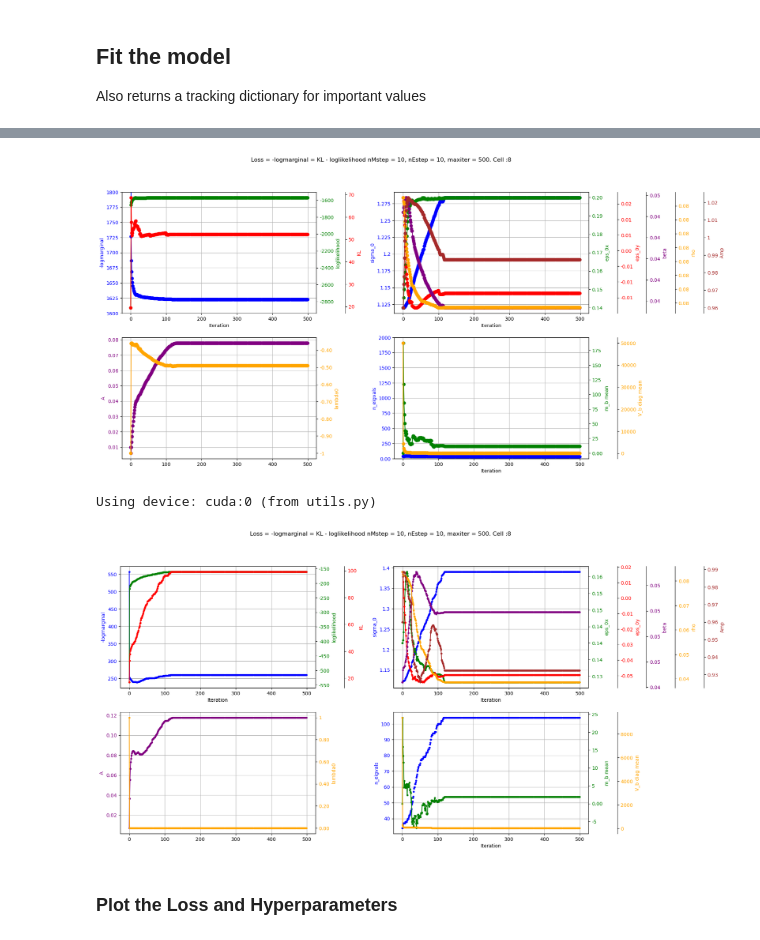
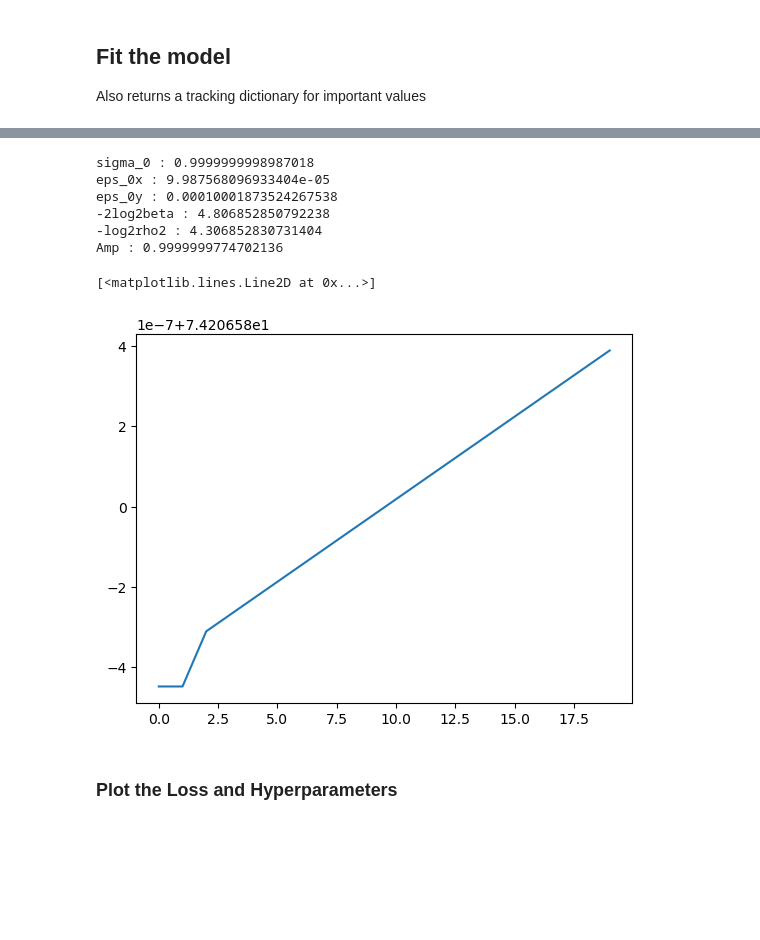
Before and after one commit to retinal-information-processing-lab/gaussian_processes, a Jupyter notebook: Spatial_GP_repo/one_cell_fit.ipynb, the cells around one changed output, grey strips where cells are left out. Cells and saved outputs as stored; diff of their text form; code cells hidden in the pictures; blank space fills up the shorter version.

```diff
--- a/Spatial_GP_repo/one_cell_fit.ipynb
+++ b/Spatial_GP_repo/one_cell_fit.ipynb
@@ -309,22 +271,19 @@ utils.plot_loss_and_theta_notebook(fit_model, figsize=(15,10), xlim=xlim, ylim_l
-# %%
-fit_model = utils.load_model('models/cell8_KL_ntilde:2000_ntot:2000_lrfparams:0.1')
-xlim = None
-# xlim = (90, 110)
-ylim_lambda0 = None
-# ylim_lambda0 = (0, 0.001)
-utils.plot_loss_and_theta_notebook(fit_model, figsize=(15,10), xlim=xlim, ylim_lambda0=ylim_lambda0, marker='o', ylim_logmarg=(1600,1800))
-# %% [output]
-[figure, removed]
-# %%
-fit_model = utils.load_model('models/cell8_Problem_adjusted_iterations_ntilde:300_ntot:300_lrfparams:0.1')
-xlim = None
-# xlim = (-1, 50)
-ylim_lambda0 = None
-# ylim_lambda0 = (0, 0.001)
-utils.plot_loss_and_theta_notebook(fit_model, figsize=(15,10), xlim=xlim, ylim_lambda0=ylim_lambda0, marker='.')#ylim_logmarg=(0, 5000))
-# %% [output]
-Using device: cuda:0 (from utils.py)
-[figure, removed]
+# %%
+fit_model['hyperparams_tuple'][0]
+for key, value in fit_model['values_track']['theta_track'].items():
+    print(f'{key} : {value[-1]}')
+    theta[key] = value[-1]
+
+plt.plot(np.exp(fit_model['values_track']['theta_track']['-log2rho2'].cpu().numpy()))
+# %% [output]
+sigma_0 : 0.9999999998987018
+eps_0x : 9.987568096933404e-05
+eps_0y : 0.00010001873524267538
+-2log2beta : 4.806852850792238
+-log2rho2 : 4.306852830731404
+Amp : 0.9999999774702136
+[<matplotlib.lines.Line2D at 0x...>]
+[figure, added]
 # %% [markdown]
 ### Plot the Loss and Hyperparameters
 # %% [markdown]
```
Also changed, not shown: parts of 11 cells of this notebook, 3 other files.
